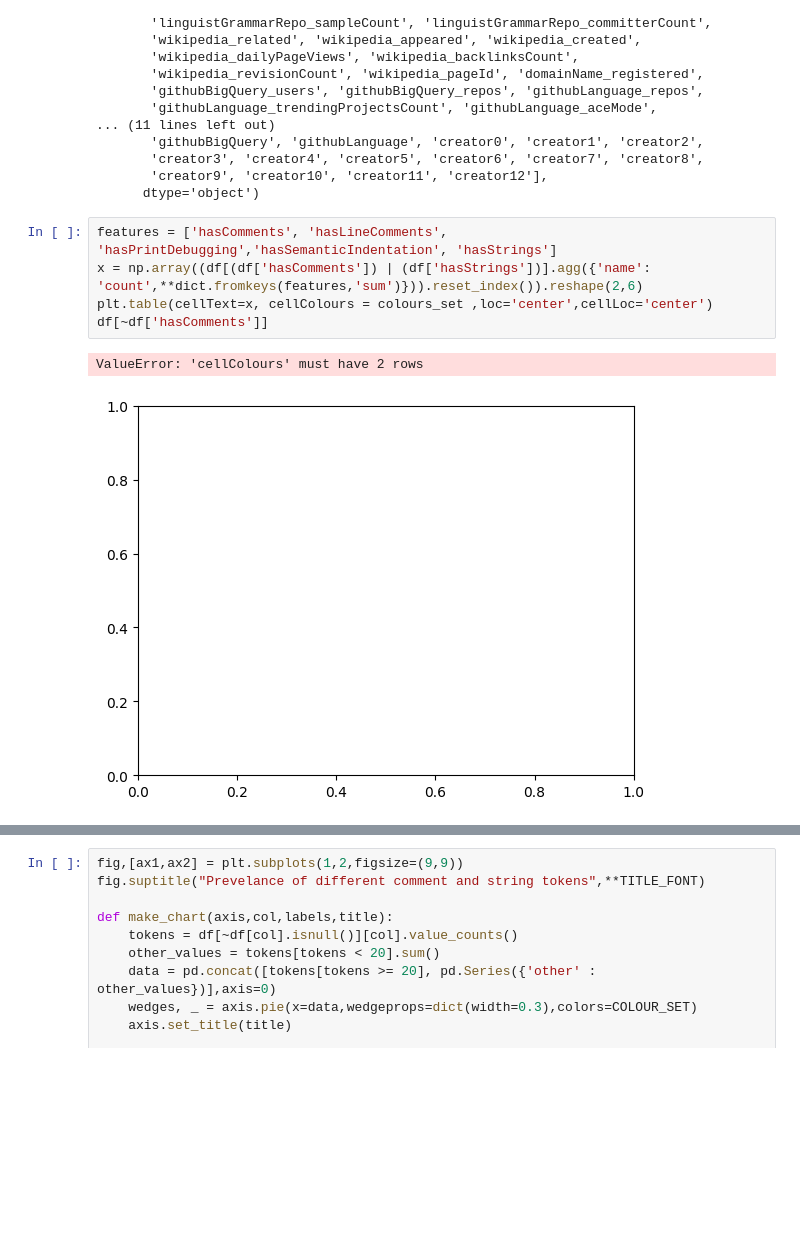
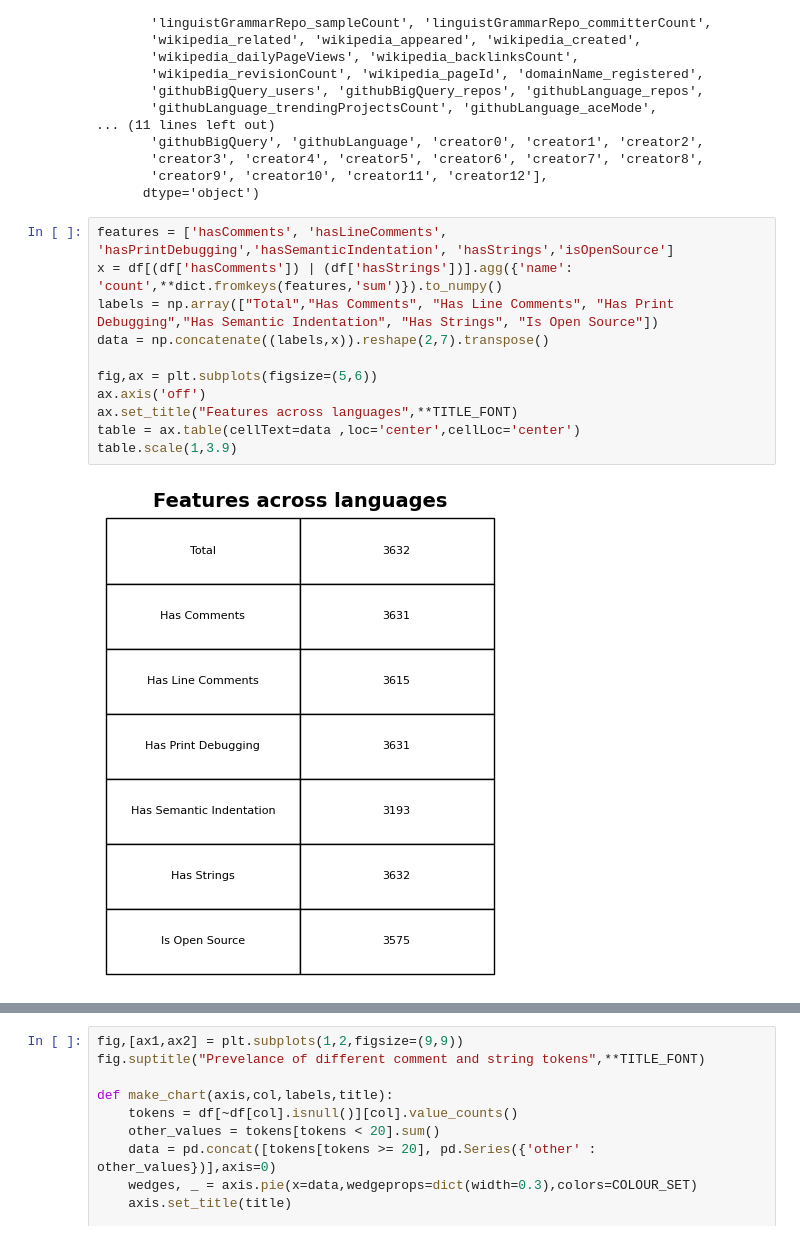
Before and after one commit to annaFlett/PLDB-Analysis, a Jupyter notebook: notebooks/languages.ipynb, the cells around one changed output, grey strips where cells are left out. Cells and saved outputs as stored; diff of their text form; blank space fills up the shorter version.

```diff
--- a/notebooks/languages.ipynb
+++ b/notebooks/languages.ipynb
@@ -472,10 +472,15 @@ Index(['id', 'name', 'appeared', 'measurements', 'tags', 'foundationScore',
        'creator9', 'creator10', 'creator11', 'creator12'],
       dtype='object')
 # %%
-features = ['hasComments', 'hasLineComments', 'hasPrintDebugging','hasSemanticIndentation', 'hasStrings']
-x = np.array((df[(df['hasComments']) | (df['hasStrings'])].agg({'name': 'count',**dict.fromkeys(features,'sum')})).reset_index()).reshape(2,6)
-plt.table(cellText=x, cellColours = colours_set ,loc='center',cellLoc='center')
-df[~df['hasComments']]
+features = ['hasComments', 'hasLineComments', 'hasPrintDebugging','hasSemanticIndentation', 'hasStrings','isOpenSource']
+x = df[(df['hasComments']) | (df['hasStrings'])].agg({'name': 'count',**dict.fromkeys(features,'sum')}).to_numpy()
+labels = np.array(["Total","Has Comments", "Has Line Comments", "Has Print Debugging","Has Semantic Indentation", "Has Strings", "Is Open Source"])
+data = np.concatenate((labels,x)).reshape(2,7).transpose()
+
+fig,ax = plt.subplots(figsize=(5,6))
+ax.axis('off')
+ax.set_title("Features across languages",**TITLE_FONT)
+table = ax.table(cellText=data ,loc='center',cellLoc='center')
+table.scale(1,3.9)
 # %% [output]
-ValueError: 'cellColours' must have 2 rows
-[figure, old version]
+[figure, new version]
```
Also changed, not shown: parts of 3 cells of this notebook.
